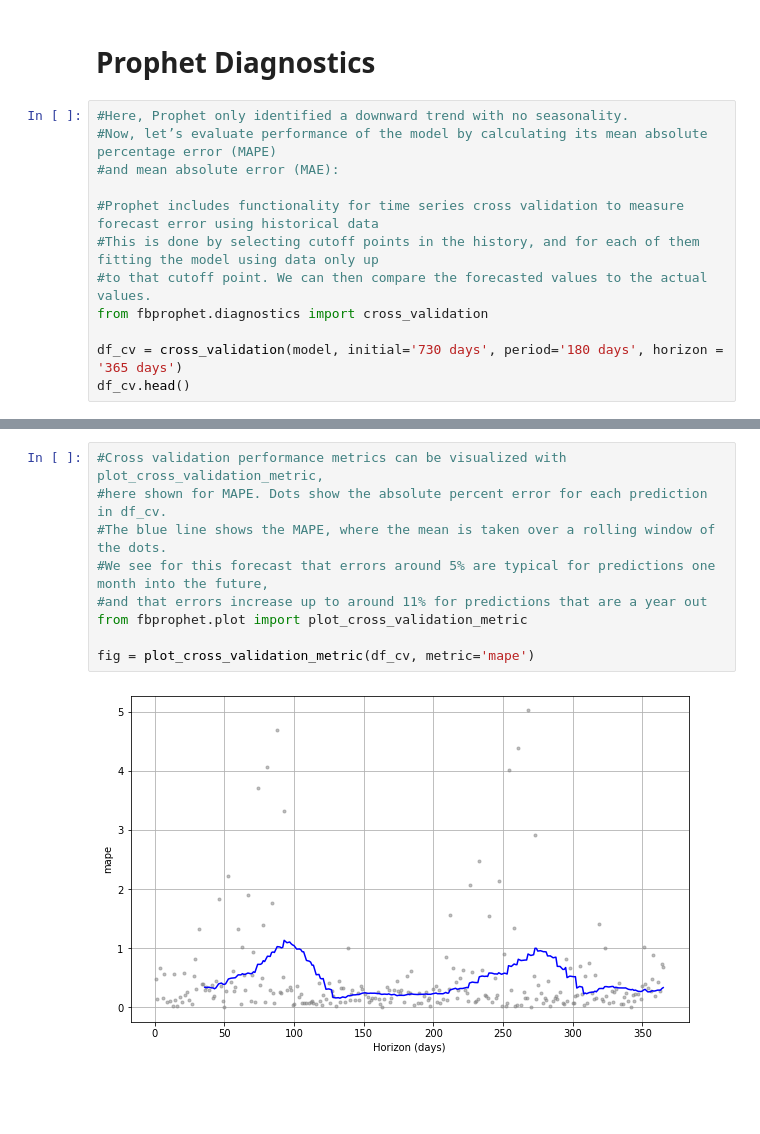
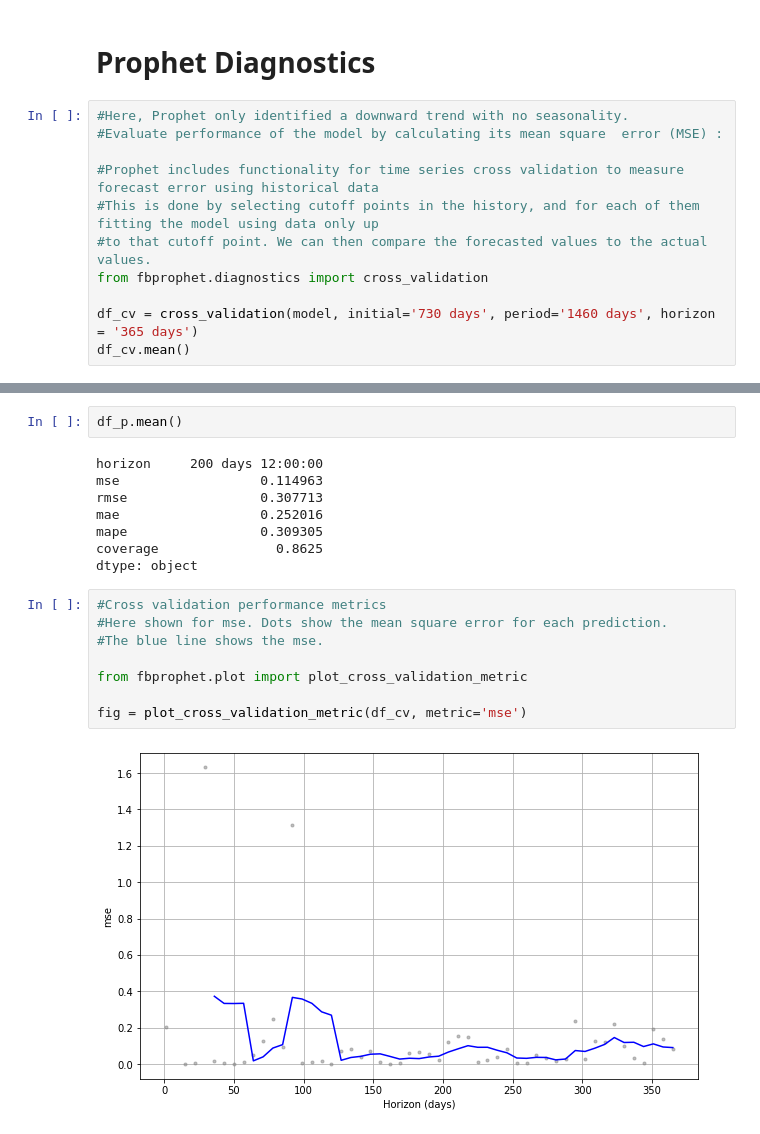
Before and after one commit to pola255/tomato-price, a Jupyter notebook: Prophet/Tomato price Prophet.ipynb, the cells around one changed output, grey strips where cells are left out. Cells and saved outputs as stored; diff of their text form; blank space fills up the shorter version.

```diff
--- a/Prophet/Tomato price Prophet.ipynb
+++ b/Prophet/Tomato price Prophet.ipynb
@@ -108,14 +99,13 @@ model.plot_components(model_predictions,
 # Prophet Diagnostics
 # %%
 #Here, Prophet only identified a downward trend with no seasonality.
-#Now, let’s evaluate performance of the model by calculating its mean absolute percentage error (MAPE)
-#and mean absolute error (MAE):
+#Evaluate performance of the model by calculating its mean square  error (MSE) :
 
 #Prophet includes functionality for time series cross validation to measure forecast error using historical data
 #This is done by selecting cutoff points in the history, and for each of them fitting the model using data only up
 #to that cutoff point. We can then compare the forecasted values to the actual values.
 from fbprophet.diagnostics import cross_validation
 
-df_cv = cross_validation(model, initial='730 days', period='180 days', horizon = '365 days')
-df_cv.head()
+df_cv = cross_validation(model, initial='730 days', period='1460 days', horizon = '365 days')
+df_cv.mean()
 # %% [output]
@@ -144,12 +133,21 @@ df_p.head()
+# %%
+df_p.mean()
+# %% [output]
+horizon     200 days 12:00:00
+mse                  0.114963
+rmse                 0.307713
+mae                  0.252016
+mape                 0.309305
+coverage               0.8625
+dtype: object
 # %%
-#Cross validation performance metrics can be visualized with plot_cross_validation_metric,
-#here shown for MAPE. Dots show the absolute percent error for each prediction in df_cv.
-#The blue line shows the MAPE, where the mean is taken over a rolling window of the dots.
-#We see for this forecast that errors around 5% are typical for predictions one month into the future,
-#and that errors increase up to around 11% for predictions that are a year out
+#Cross validation performance metrics
+#Here shown for mse. Dots show the mean square error for each prediction.
+#The blue line shows the mse.
+
 from fbprophet.plot import plot_cross_validation_metric
 
-fig = plot_cross_validation_metric(df_cv, metric='mape')
+fig = plot_cross_validation_metric(df_cv, metric='mse')
 # %% [output]
-[figure, old version]
+[figure, new version]
 # %% [markdown]
```
Also changed, not shown: parts of 21 cells of this notebook, 2 other files.
